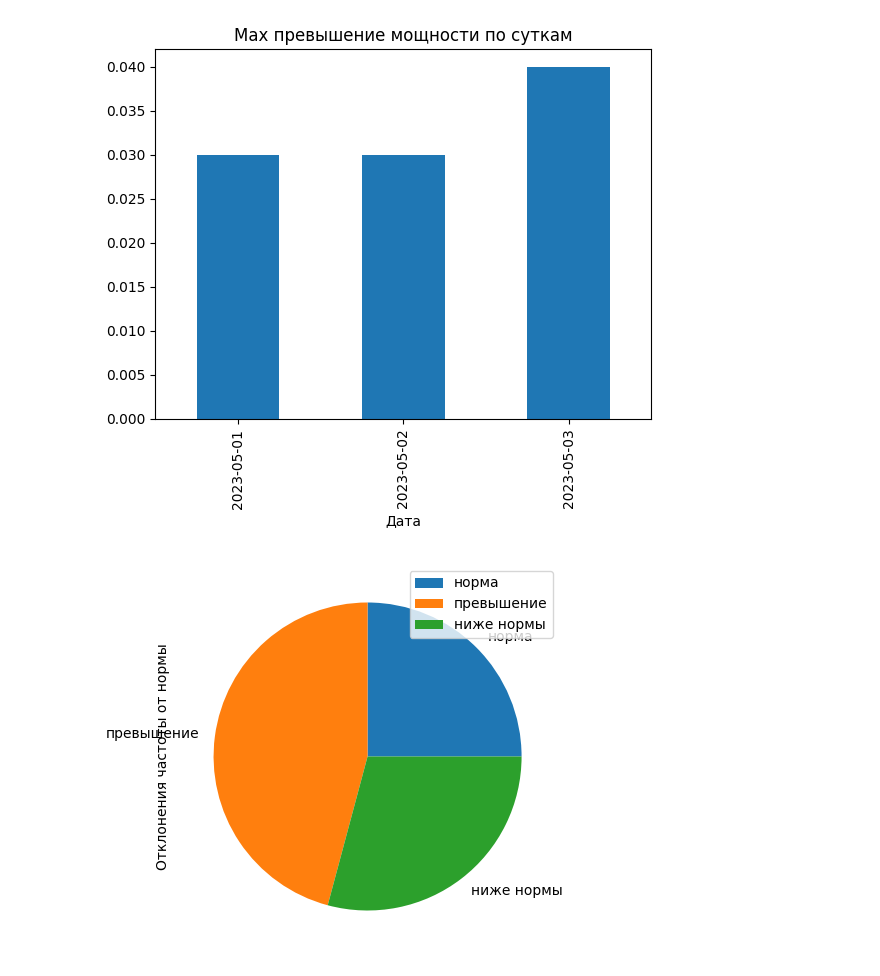
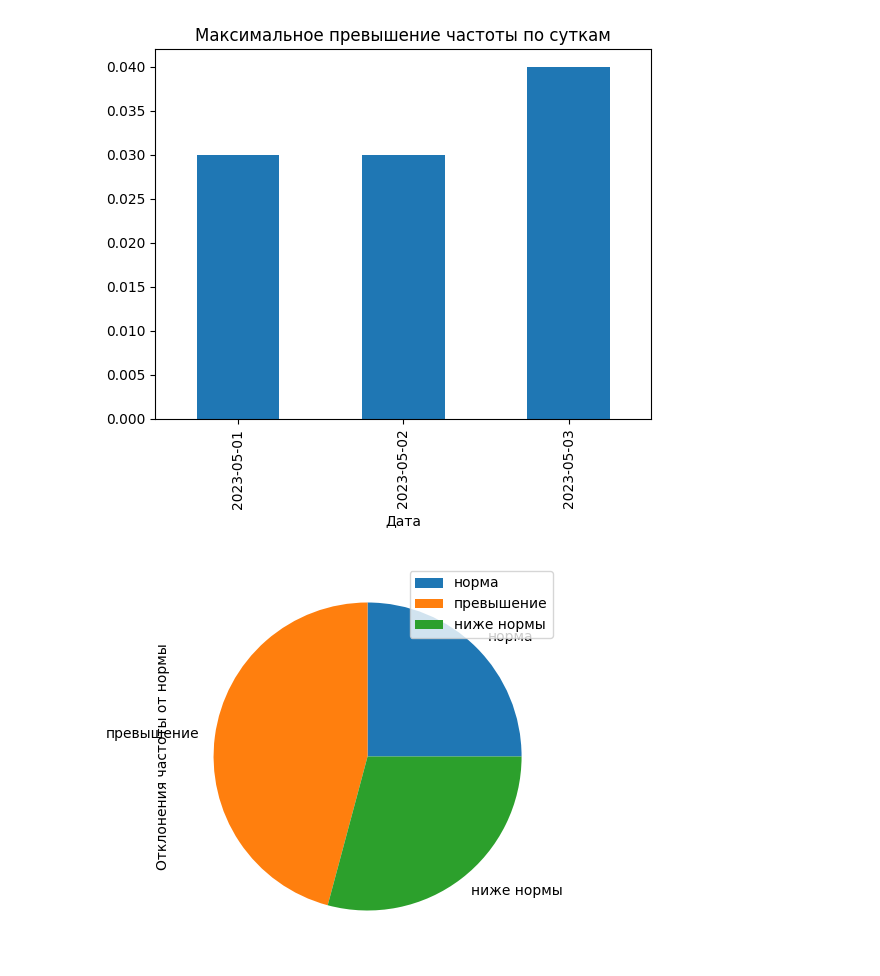
Before and after one commit to Boris-Kuliev/My_First_Test_Repo, a Jupyter notebook: code/ЛР3_работа_с_табличными_данными.ipynb, the cells around one changed output. Drawn from its saved outputs; the diff is of its cells as text; code cells hidden in the pictures.

```diff
--- a/code/ЛР3_работа_с_табличными_данными.ipynb
+++ b/code/ЛР3_работа_с_табличными_данными.ipynb
@@ -88,11 +88,11 @@ print(df_freq_2.groupby('Дата')['Частота факт (Гц)'].min())
 print(df_freq_2.groupby('Дата')['Частота факт (Гц)'].max())
 
 # Построение гистограммы по данным
-# разность мощности за сутки
+# разность частоты за сутки
 #df_freq_2[df_freq_2['Дата']=='2023-05-01']['Разность (Гц)'].plot(kind = 'bar')
 print()
-# превышение мощности по суткам
-df_freq_2.groupby('Дата')['Разность (Гц)'].max().plot(kind = 'bar', title='Max превышение мощности по суткам')
+# превышение частоты по суткам
+df_freq_2.groupby('Дата')['Разность (Гц)'].max().plot(kind = 'bar', title='Максимальное превышение частоты по суткам')
 print()
 
 # Построение круговой даграммы
@@ -128,32 +128,32 @@ for i in range(3):
   values = df_freq_2[df_freq_2['Дата'] == date]['Разность (Гц)'].values
 
   # Построение линий.
   p.line(np.arange(0, 24), values, color = colors[i], legend_label = date, line_width = 3)
 
   # Построение маркеров.
   p.circle(np.arange(0, 24), values, color = colors[i], alpha=0.5, size = 8)
 
 show(p)
 # %% [output]
    Частота факт (Гц)  Частота номинал (Гц)        Дата  Часы
 71             50.02                  50.0  2023-05-03    23
 70             50.04                  50.0  2023-05-03    22
 69             50.01                  50.0  2023-05-03    21
 68             50.01                  50.0  2023-05-03    20
 67             50.04                  50.0  2023-05-03    19
   Частота факт (Гц)  Частота номинал (Гц)        Дата  Часы
 0             50.01                  50.0  2023-05-01     0
 1             49.98                  50.0  2023-05-01     1
 2             50.02                  50.0  2023-05-01     2
 3             49.97                  50.0  2023-05-01     3
 4              50.0                  50.0  2023-05-01     4
 ... (46 lines left out)
 2023-05-01    50.03
 2023-05-02    50.03
 2023-05-03    50.04
 Name: Частота факт (Гц), dtype: float64
 [interactive output not drawn]
 [interactive output not drawn]
 [interactive output not drawn]
-[figure, old version]
+[figure, new version]
 [figure]
```
